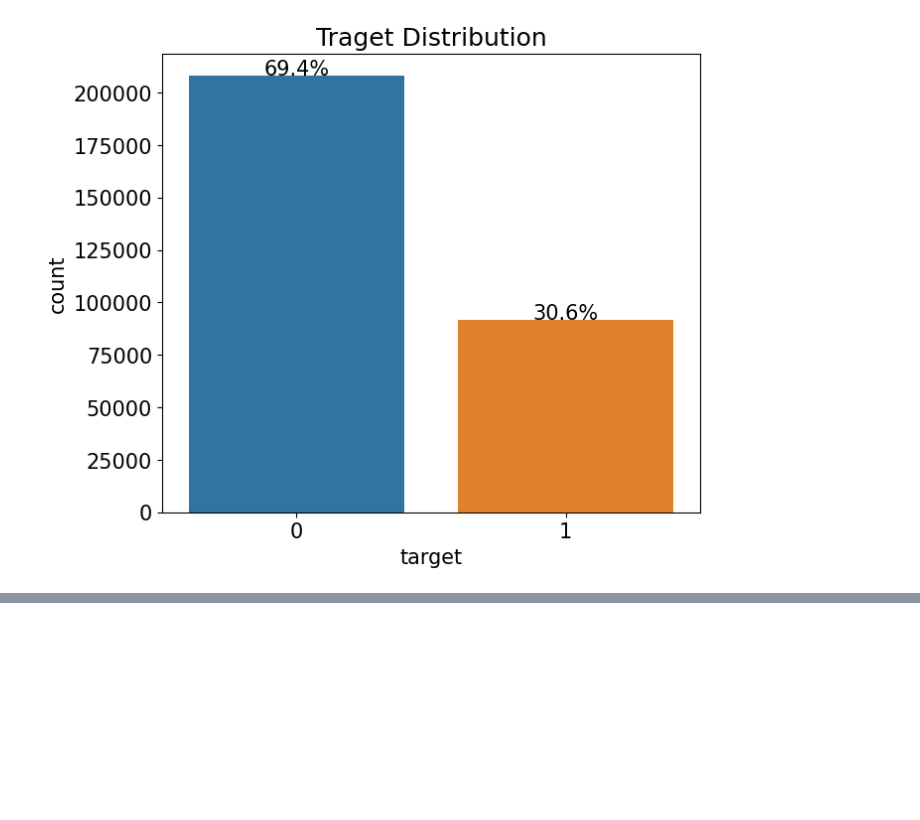
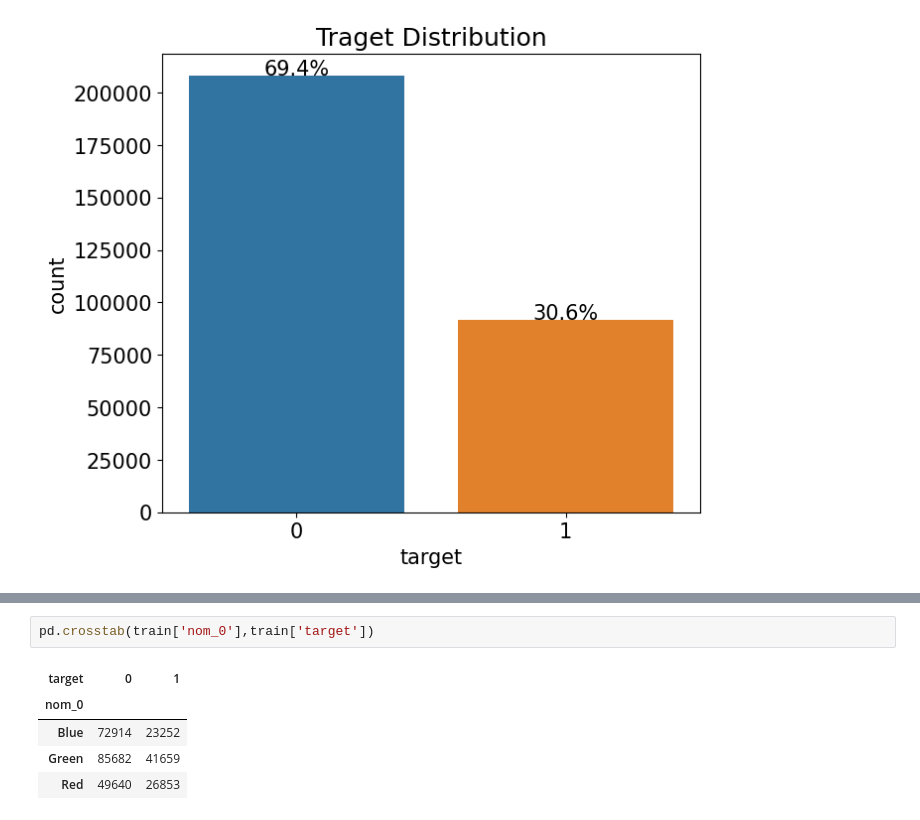
Before and after one commit to justin-kim3000/DL_Kaggle, a Jupyter notebook: Kaggle/ML/Categorical_Feature_Encoding_Challenge/data_preprocessing.ipynb, the cells around one changed output, grey strips where cells are left out. Drawn from its saved outputs; the diff is of its cells as text; blank space fills up the shorter version.

```diff
--- a/Kaggle/ML/Categorical_Feature_Encoding_Challenge/data_preprocessing.ipynb
+++ b/Kaggle/ML/Categorical_Feature_Encoding_Challenge/data_preprocessing.ipynb
@@ -171,0 +205,8 @@ Text(0.5, 1.0, 'Traget Distribution')
+# %%
+pd.crosstab(train['nom_0'],train['target'])
+# %% [output]
+| target | 0 | 1 |
+| nom_0 |  |  |
+| Blue | 72914 | 23252 |
+| Green | 85682 | 41659 |
+| Red | 49640 | 26853 |
```
Also changed, not shown: parts of 11 cells of this notebook.
